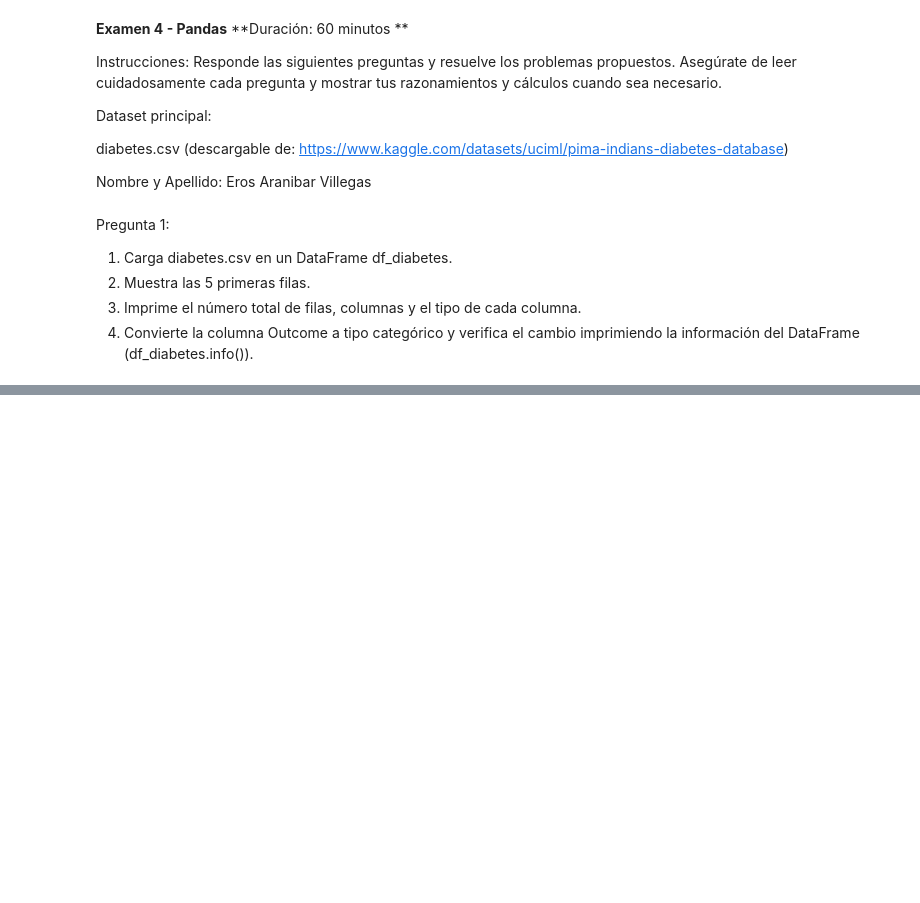
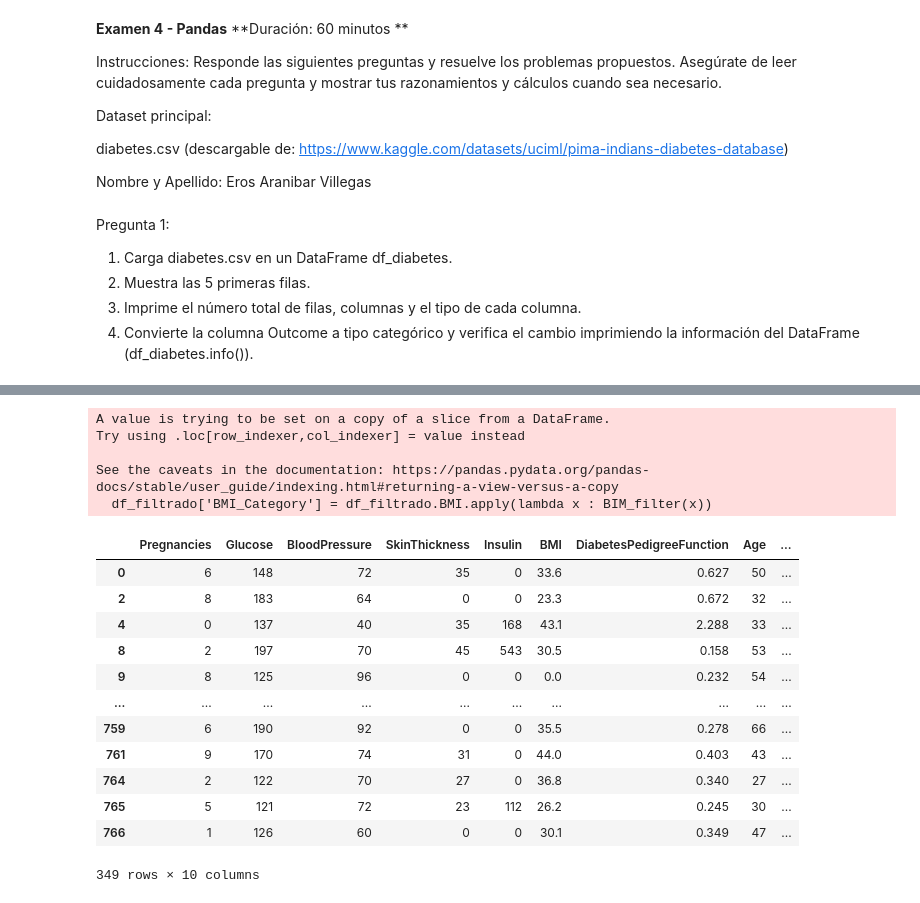
Before and after one commit to ErosVillegass/Programmation-101, a Jupyter notebook: Examen_04_Eros_Aranibar.ipynb, the cells around one changed output, grey strips where cells are left out. Saved outputs shown, nothing was run; the diff lists cells and outputs as text; code cells hidden in the pictures; blank space fills up the shorter version.

```diff
--- a/Examen_04_Eros_Aranibar.ipynb
+++ b/Examen_04_Eros_Aranibar.ipynb
@@ -20,0 +100,32 @@ Pregunta 1:
+# %%
+def BIM_filter(x):
+  if x <18.5:
+    return "Bajo"
+  elif x <25:
+    return "Normal"
+  elif x <30:
+    return "Sobrepeso"
+  else:
+    return "Obeso"
+
+df_filtrado['BMI_Category'] = df_filtrado.BMI.apply(lambda x : BIM_filter(x))
+df_filtrado
+# %% [output]
+A value is trying to be set on a copy of a slice from a DataFrame.
+Try using .loc[row_indexer,col_indexer] = value instead
+
+See the caveats in the documentation: https://pandas.pydata.org/pandas-docs/stable/user_guide/indexing.html#returning-a-view-versus-a-copy
+  df_filtrado['BMI_Category'] = df_filtrado.BMI.apply(lambda x : BIM_filter(x))
+|  | Pregnancies | Glucose | BloodPressure | SkinThickness | Insulin | BMI | DiabetesPedigreeFunction | Age | ... |
+| 0 | 6 | 148 | 72 | 35 | 0 | 33.6 | 0.627 | 50 | ... |
+| 2 | 8 | 183 | 64 | 0 | 0 | 23.3 | 0.672 | 32 | ... |
+| 4 | 0 | 137 | 40 | 35 | 168 | 43.1 | 2.288 | 33 | ... |
+| 8 | 2 | 197 | 70 | 45 | 543 | 30.5 | 0.158 | 53 | ... |
+| 9 | 8 | 125 | 96 | 0 | 0 | 0.0 | 0.232 | 54 | ... |
+| ... | ... | ... | ... | ... | ... | ... | ... | ... | ... |
+| 759 | 6 | 190 | 92 | 0 | 0 | 35.5 | 0.278 | 66 | ... |
+| 761 | 9 | 170 | 74 | 31 | 0 | 44.0 | 0.403 | 43 | ... |
+| 764 | 2 | 122 | 70 | 27 | 0 | 36.8 | 0.340 | 27 | ... |
+| 765 | 5 | 121 | 72 | 23 | 112 | 26.2 | 0.245 | 30 | ... |
+| 766 | 1 | 126 | 60 | 0 | 0 | 30.1 | 0.349 | 47 | ... |
+349 rows × 10 columns
```
Also changed, not shown: parts of 17 cells of this notebook.
